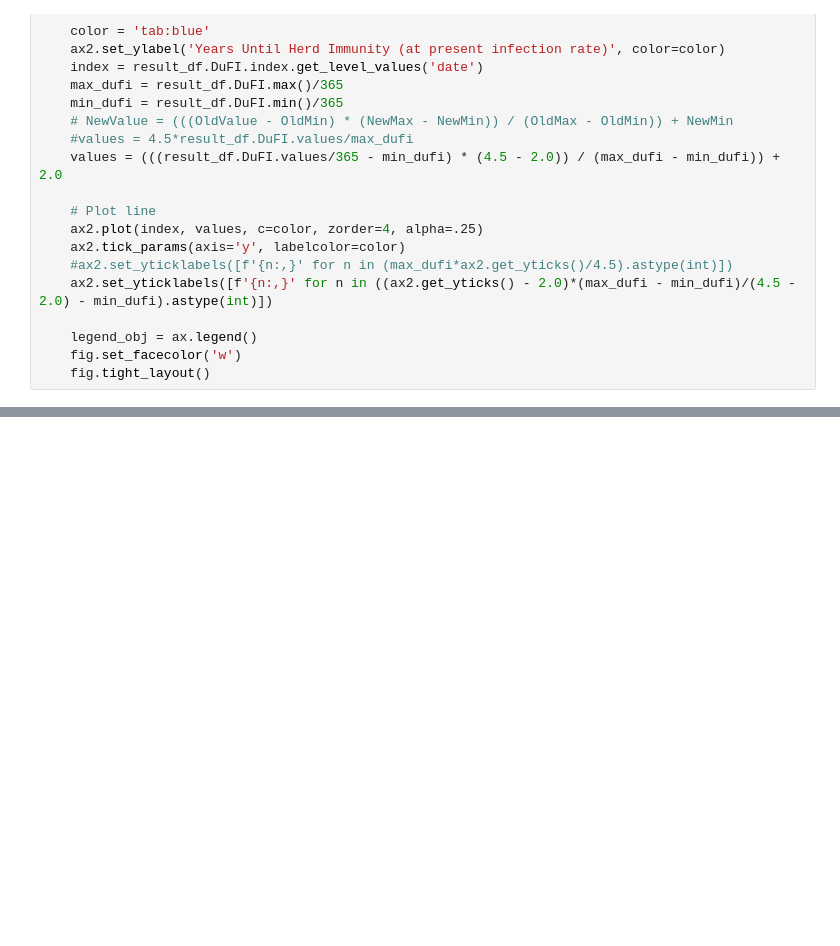
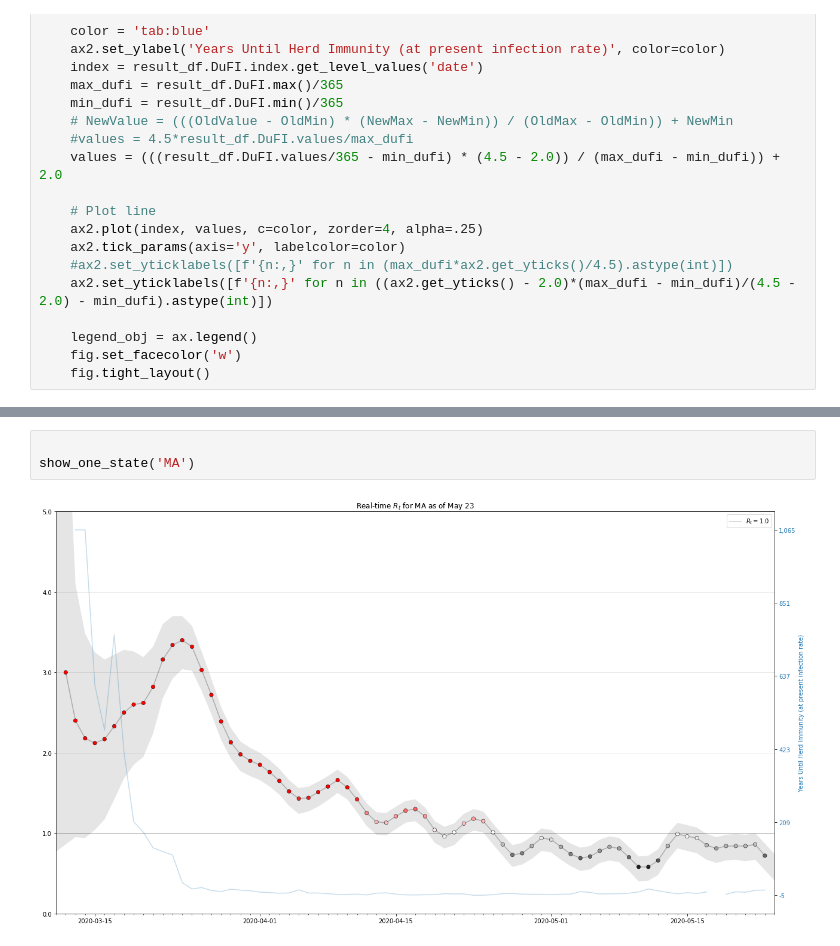
Before and after one commit to dbabbitt/notebooks, a Jupyter notebook: covid19/ipynb/Plot Real-time Rt for One State.ipynb, the cells around one changed output, grey strips where cells are left out. Cells and saved outputs as stored; diff of their text form; blank space fills up the shorter version.

```diff
--- a/covid19/ipynb/Plot Real-time Rt for One State.ipynb
+++ b/covid19/ipynb/Plot Real-time Rt for One State.ipynb
@@ -156,0 +157,5 @@ show_one_state(final_results.groupby('state').DuFI.min().idxmax())
+# %%
+
+show_one_state('MA')
+# %% [output]
+[figure, added]
```
Also changed, not shown: parts of 2 cells of this notebook, 2 other files.
